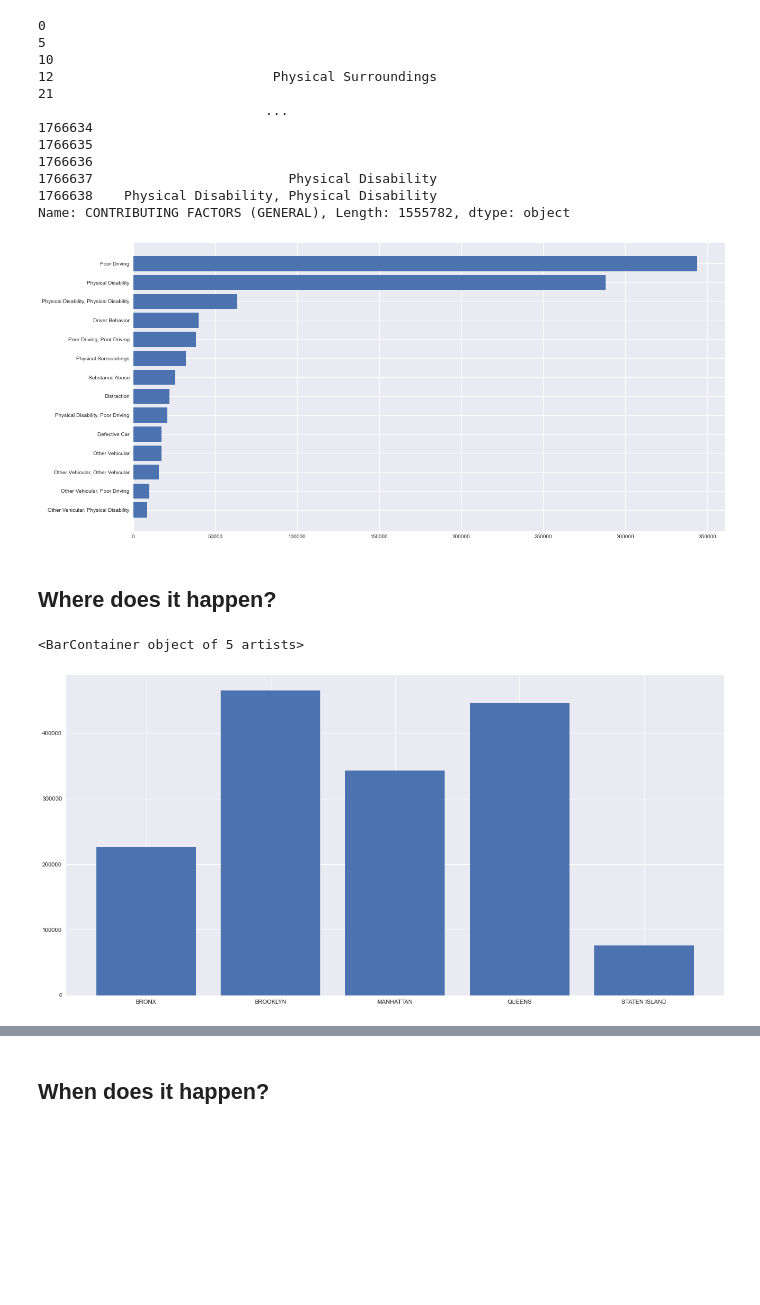
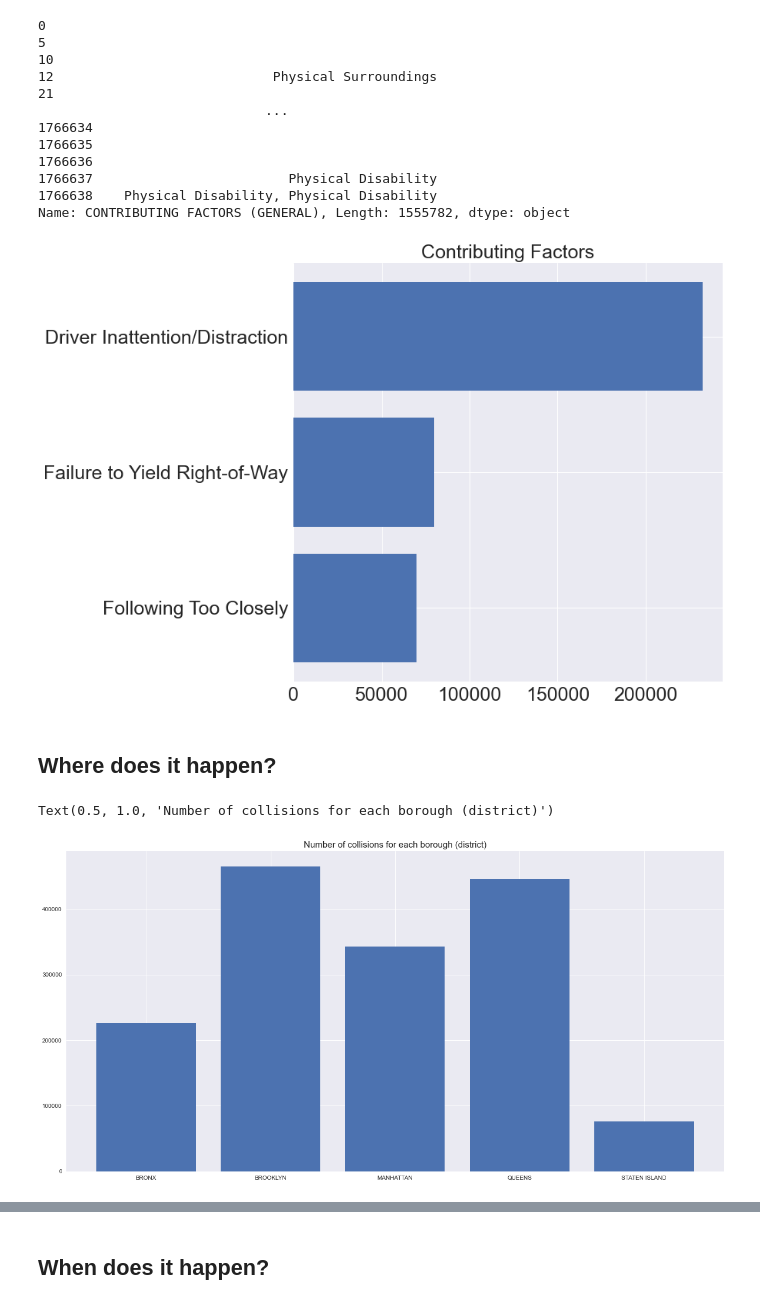
Before and after one commit to rasgaard/socialdatascience, a Jupyter notebook: notebook.ipynb, the cells around one changed output, grey strips where cells are left out. Cells and saved outputs as stored; diff of their text form; code cells hidden in the pictures; blank space fills up the shorter version.

```diff
--- a/notebook.ipynb
+++ b/notebook.ipynb
@@ -51,24 +51,27 @@ df['CONTRIBUTING FACTORS (GENERAL)']
 Name: CONTRIBUTING FACTORS (GENERAL), Length: 1555782, dtype: object
 # %%
 import matplotlib.pyplot as plt
-v, c = df.groupby(df['CONTRIBUTING FACTORS (GENERAL)']).size().index, df.groupby(df['CONTRIBUTING FACTORS (GENERAL)']).size().values
+v, c = df.groupby(df['CONTRIBUTING FACTORS (SPECIFIC)']).size().index, df.groupby(df['CONTRIBUTING FACTORS (SPECIFIC)']).size().values
 plt.style.use('seaborn')
-plt.figure(figsize=(20,10))
-plt.barh(v[(-c).argsort()][1:15], c[(-c).argsort()][1:15])
+plt.figure(figsize=(10, 10))
+plt.barh(v[(-c).argsort()][1:4], c[(-c).argsort()][1:4])
 ax = plt.gca()
 ax.invert_yaxis()
+plt.title('Contributing Factors', fontsize=25)
+ax.tick_params(axis='both', which='major', labelsize=25)
 plt.show()
 # %% [output]
-[figure, old version]
+[figure, new version]
 # %% [markdown]
 ## Where does it happen?
 # %%
 import matplotlib.pyplot as plt
 plt.figure(figsize=(20,10))
 plt.bar(list(df.groupby('BOROUGH').size().index), df.groupby('BOROUGH').size().values)
+plt.title('Number of collisions for each borough (district)', fontsize=15)
 # %% [output]
-<BarContainer object of 5 artists>
+Text(0.5, 1.0, 'Number of collisions for each borough (district)')
-[figure, old version]
+[figure, new version]
 # %%
 import folium
 from folium.plugins import HeatMap
```
Also changed, not shown: parts of 7 cells of this notebook.
